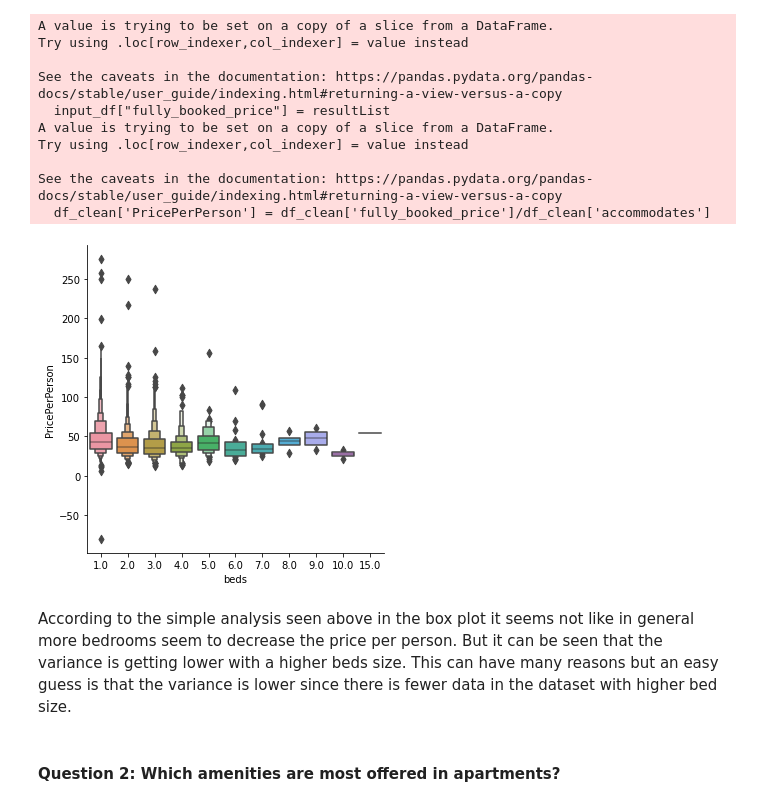
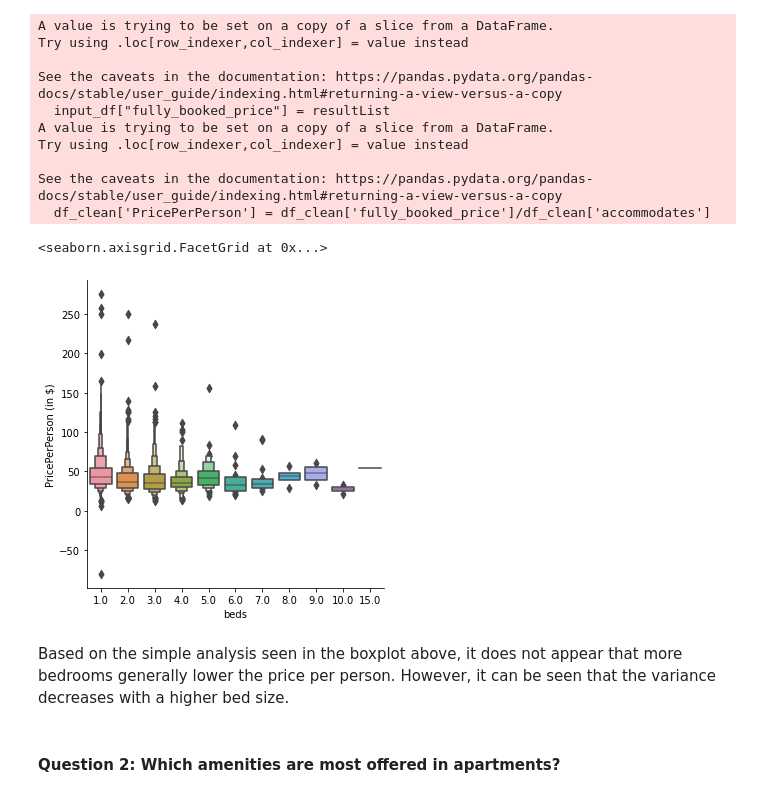
Before and after one commit to DanielIBK/DataScience_BlogPost, a Jupyter notebook: BlogReport.ipynb, the cells around one changed output. Saved outputs shown, nothing was run; the diff lists cells and outputs as text; code cells hidden in the pictures.

```diff
--- a/BlogReport.ipynb
+++ b/BlogReport.ipynb
@@ -224,12 +224,14 @@ Try using .loc[row_indexer,col_indexer] = value instead
 See the caveats in the documentation: https://pandas.pydata.org/pandas-docs/stable/user_guide/indexing.html#returning-a-view-versus-a-copy
   df_clean['PricePerPerson'] = df_clean['fully_booked_price']/df_clean['accommodates']
 # %%
-sns.catplot(data=df_clean, x="beds", y="PricePerPerson", kind="boxen");
+p = sns.catplot(data=df_clean, x="beds", y="PricePerPerson", kind="boxen")
+p.set_ylabels("PricePerPerson (in $)")
+p.set_titles("Bedprices per Person")
 # %% [output]
+<seaborn.axisgrid.FacetGrid at 0x...>
-[figure, old version]
+[figure, new version]
 # %% [markdown]
-According to the simple analysis seen above in the box plot it seems not like in general more bedrooms seem to decrease the price per person. But it can be seen that the variance is getting lower with a higher beds size.
-This can have many reasons but an easy guess is that the variance is lower since there is fewer data in the dataset with higher bed size.
+Based on the simple analysis seen in the boxplot above, it does not appear that more bedrooms generally lower the price per person. However, it can be seen that the variance decreases with a higher bed size.
 # %% [markdown]
 #### Question 2: Which amenities are most offered in apartments?
 # %%
```
Also changed, not shown: parts of 4 cells of this notebook.
